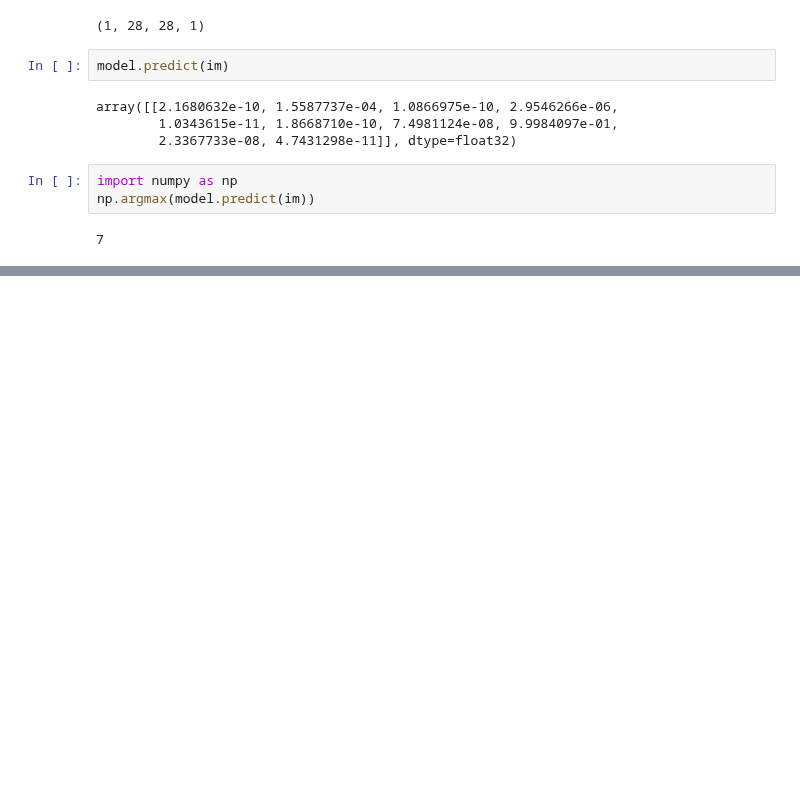
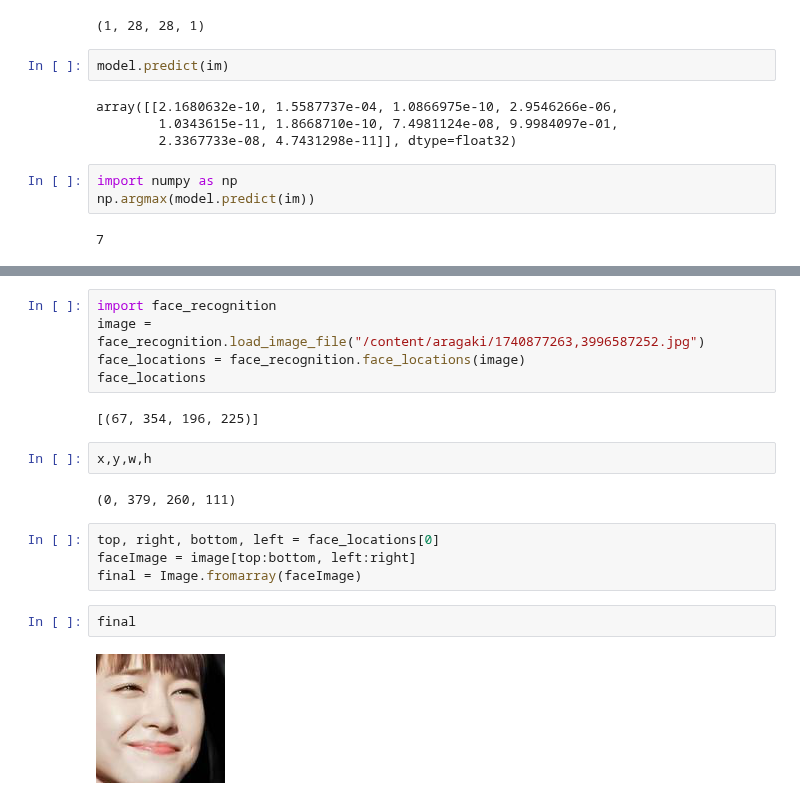
Before and after one commit to ywchiu/tibamedl, a Jupyter notebook: Demo20210410.ipynb, the cells around one changed output, grey strips where cells are left out. Drawn from its saved outputs; the diff is of its cells as text; blank space fills up the shorter version.

```diff
--- a/Demo20210410.ipynb
+++ b/Demo20210410.ipynb
@@ -992,0 +1129,19 @@ np.argmax(model.predict(im))
+# %%
+import face_recognition
+image = face_recognition.load_image_file("/content/aragaki/1740877263,3996587252.jpg")
+face_locations = face_recognition.face_locations(image)
+face_locations
+# %% [output]
+[(67, 354, 196, 225)]
+# %%
+x,y,w,h
+# %% [output]
+(0, 379, 260, 111)
+# %%
+top, right, bottom, left = face_locations[0]
+faceImage = image[top:bottom, left:right]
+final = Image.fromarray(faceImage)
+# %%
+final
+# %% [output]
+[figure, added]
```
Also changed, not shown: parts of 33 cells of this notebook.
